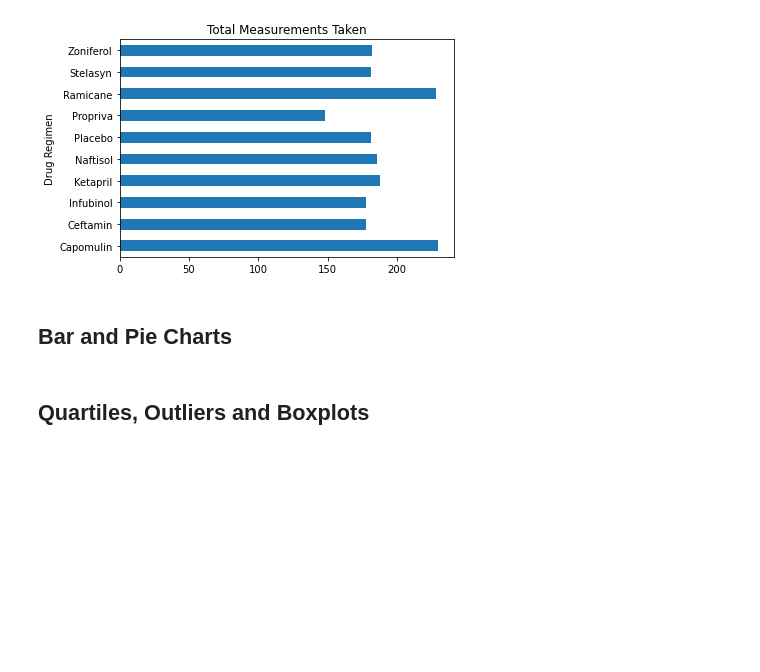
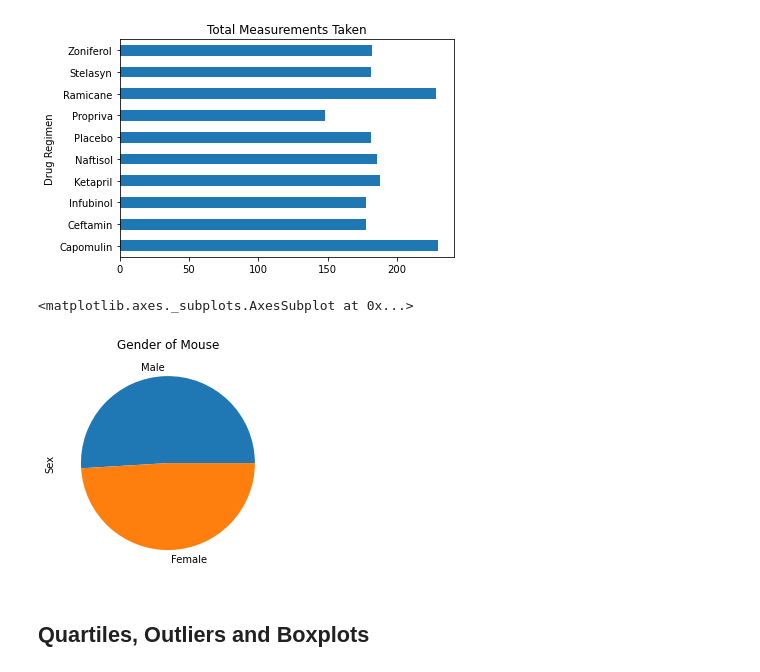
Before and after one commit to eclevela-1234/MatPlotLib_Challenge, a Jupyter notebook: Eliot_Pymaceuticals.ipynb, the cells around one changed output. Drawn from its saved outputs; the diff is of its cells as text; code cells hidden in the pictures; blank space fills up the shorter version.

```diff
--- a/Eliot_Pymaceuticals.ipynb
+++ b/Eliot_Pymaceuticals.ipynb
@@ -185,5 +187,3 @@ measurements_count['Timepoint'].plot(kind='barh', title='Total Measurements Take
 
 # plt.bar(x_axis, members, facecolor="red", alpha=0.75, align="center")
 # plt.xticks(tick_locations, drug_list)
-# %% [markdown]
-## Bar and Pie Charts
@@ -194,5 +190,12 @@ measurements_count['Timepoint'].plot(kind='barh', title='Total Measurements Take
 # %%
 # Generate a pie plot showing the distribution of female versus male mice using pandas
+
+# get datafor pie chart
+sex_data = all_data_cleaned['Sex'].value_counts()
+sex_data.plot(kind= 'pie', title= 'Gender of Mouse')
+# %% [output]
+<matplotlib.axes._subplots.AxesSubplot at 0x...>
+[figure, added]
 # %%
 # Generate a pie plot showing the distribution of female versus male mice using pyplot
 # %% [markdown]
```
Also changed, not shown: parts of 3 cells of this notebook.
